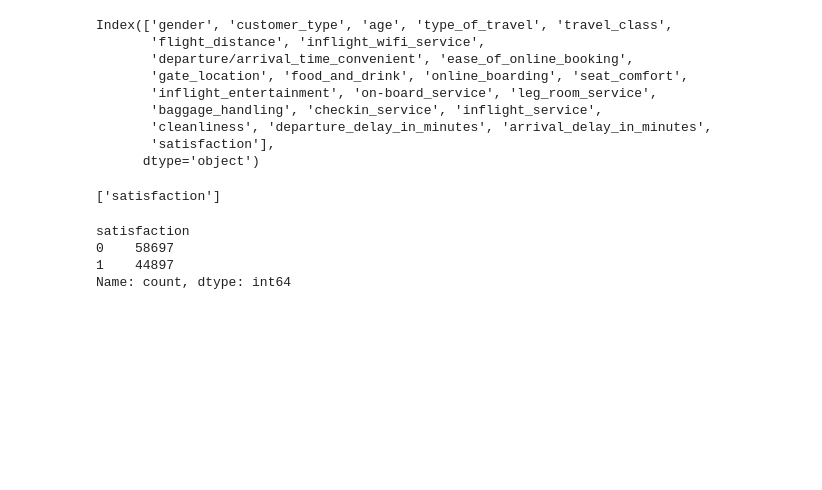
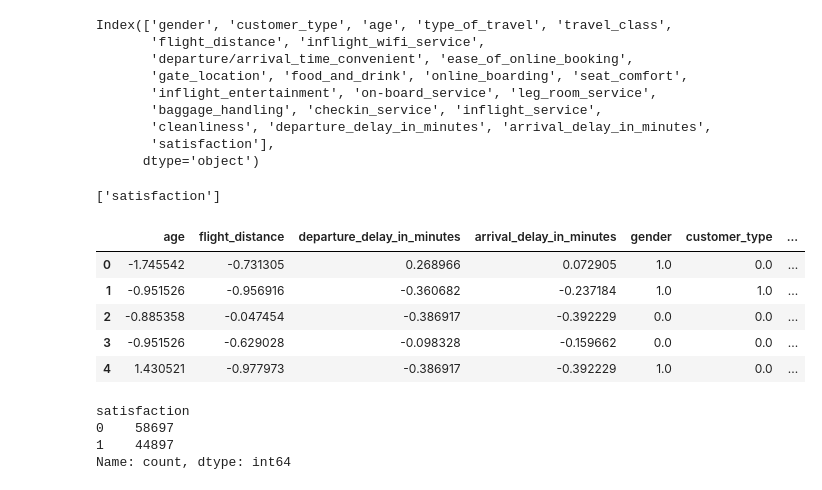
Before and after one commit to martabaker/ds_project_4, a Jupyter notebook: Notebooks/Modeling_Marta.ipynb, the cells around one changed output. Drawn from its saved outputs; the diff is of its cells as text; code cells hidden in the pictures; blank space fills up the shorter version.

```diff
--- a/Notebooks/Modeling_Marta.ipynb
+++ b/Notebooks/Modeling_Marta.ipynb
@@ -332,18 +332,25 @@ preprocessor = ColumnTransformer(
         ('binary', binary_transformer, binary_features),
         ('cat', categorical_transformer, categorical_features)])
 # %%
-# # Correlation Analysis
-# # Use only preprocessing pipeline to transform the data
-# preprocessed_X_train = preprocessor.fit_transform(df1)
+# Correlation Analysis
+# Use only preprocessing pipeline to transform the data
+preprocessed_X_train = preprocessor.fit_transform(df1)
 
-# # Convert preprocessed data to a DataFrame
-# # Get the feature names after one-hot encoding
-# encoded_feature_names = (numeric_features + binary_features +
-#                          list(preprocessor.transformers_[2][1]['onehot'].get_feature_names_out(categorical_features)))
+# Convert preprocessed data to a DataFrame
+# Get the feature names after one-hot encoding
+encoded_feature_names = (numeric_features + binary_features +
+                         list(preprocessor.transformers_[2][1]['onehot'].get_feature_names_out(categorical_features)))
 
-# df_final = pd.DataFrame(preprocessed_X_train, columns=encoded_feature_names)
-# df_final["satisfaction"] = df1.satisfaction.values
-# df_final.head()
+df_final = pd.DataFrame(preprocessed_X_train.toarray(), columns=encoded_feature_names)
+df_final["satisfaction"] = df1.satisfaction.values
+df_final.head()
+# %% [output]
+|  | age | flight_distance | departure_delay_in_minutes | arrival_delay_in_minutes | gender | customer_type | ... |
+| 0 | -1.745542 | -0.731305 | 0.268966 | 0.072905 | 1.0 | 0.0 | ... |
+| 1 | -0.951526 | -0.956916 | -0.360682 | -0.237184 | 1.0 | 1.0 | ... |
+| 2 | -0.885358 | -0.047454 | -0.386917 | -0.392229 | 0.0 | 0.0 | ... |
+| 3 | -0.951526 | -0.629028 | -0.098328 | -0.159662 | 0.0 | 0.0 | ... |
+| 4 | 1.430521 | -0.977973 | -0.386917 | -0.392229 | 1.0 | 0.0 | ... |
 # %%
 # preprocessed_X_train.shape
 # %%
```
Also changed, not shown: parts of 30 cells of this notebook.
